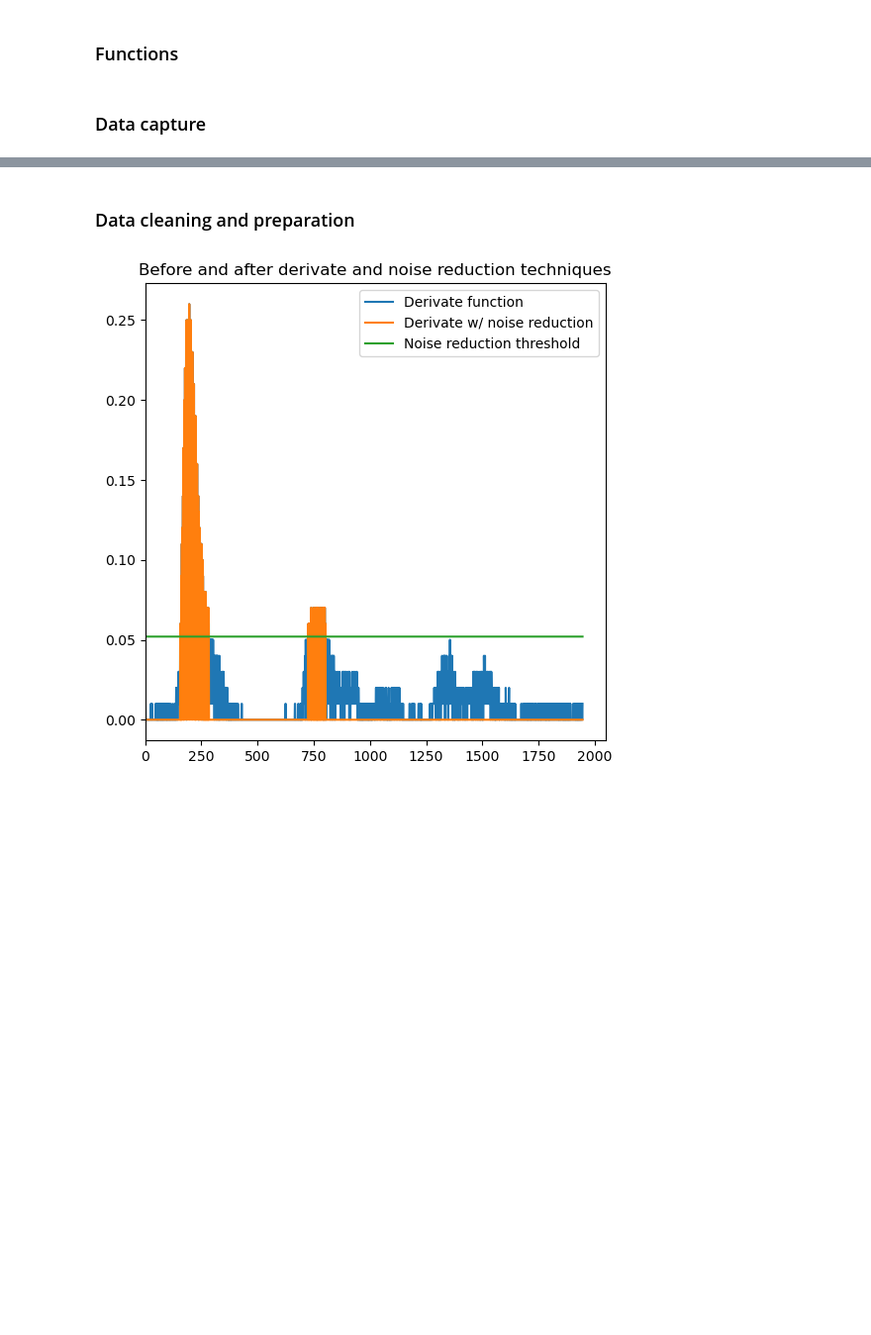
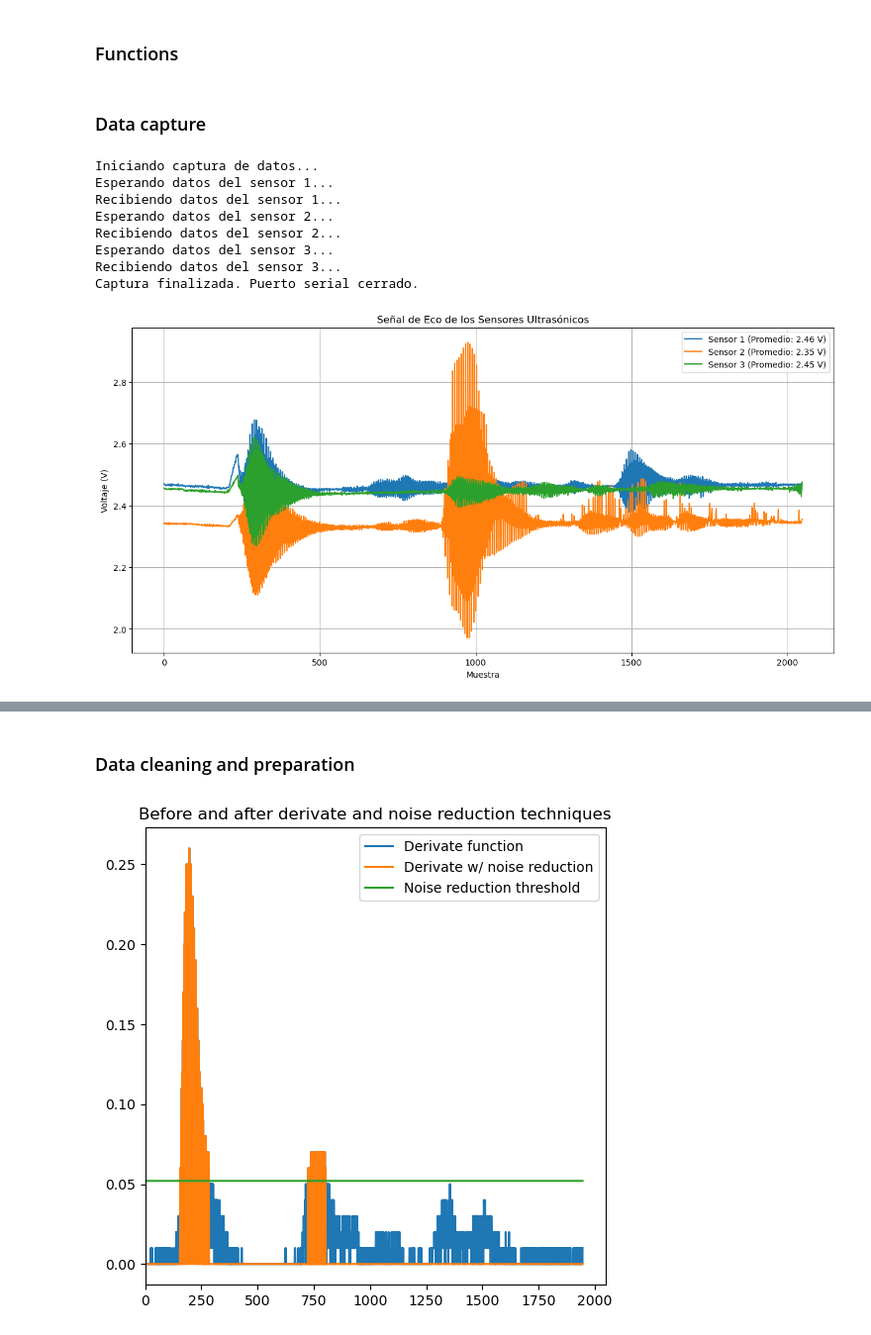
Before and after one commit to Juanpmartinez180/Data-Science-Projects, a Jupyter notebook: ultrasonic_radar/arduino/ultrasonic_sonar_debugg.ipynb, the cells around one changed output, grey strips where cells are left out. Shown at 99% size. Drawn from its saved outputs; the diff is of its cells as text; code cells hidden in the pictures; blank space fills up the shorter version.

```diff
--- a/ultrasonic_radar/arduino/ultrasonic_sonar_debugg.ipynb
+++ b/ultrasonic_radar/arduino/ultrasonic_sonar_debugg.ipynb
@@ -46,3 +46,78 @@ def f1_m(y_true, y_pred):
     return 2*((precision*recall)/(precision+recall+K.epsilon()))
 # %% [markdown]
 ### Data capture
+# %%
+# --- Constantes ---
+SERIAL_PORT = '/dev/ttyACM0'
+BAUDRATE = 115200
+SERIAL_LENGTH = 2048  # Número de muestras de voltaje por sensor
+N_SENSORS = 3        # Número de sensores
+
+# --- Inicializar Tensor de Datos ---
+# Usamos np.nan (Not a Number) para identificar fácilmente si faltaron datos
+received_data = np.full((N_SENSORS, SERIAL_LENGTH), np.nan)
+
+print("Iniciando captura de datos...")
+
+# Usar 'with' asegura que el puerto serial se cierre automáticamente
+with serial.Serial(SERIAL_PORT, baudrate=BAUDRATE, timeout=2) as ser:
+    # Darle tiempo al Arduino para que se reinicie si es necesario
+    time.sleep(0.5)
+    ser.flushInput()
+
+    for j in range(N_SENSORS):
+        print(f"Esperando datos del sensor {j+1}...")
+
+        # 1. SINCRONIZAR: Esperar el encabezado de inicio de datos del sensor
+        while True:
+            line = ser.readline().decode('utf-8', errors='ignore').strip()
+            if f"Datos del Sensor {j+1}" in line:
+                print(f"Recibiendo datos del sensor {j+1}...")
+                break
+
+        # 2. CAPTURAR: Leer la cantidad esperada de muestras de voltaje
+        temp_data = []
+        for k in range(SERIAL_LENGTH):
+            try:
+                line = ser.readline().decode('utf-8', errors='ignore').strip()
+                # 3. CONVERTIR: Intentar convertir la línea a un número flotante
+                voltage = float(line)
+                temp_data.append(voltage)
+            except (ValueError, IndexError):
+                # Si la línea está vacía o no es un número, la ignoramos y continuamos
+                print(f"Advertencia: Se recibió una línea inválida: '{line}'")
+                temp_data.append(np.nan) # Agregar un marcador de dato inválido
+
+        # Almacenar los datos capturados
+        if len(temp_data) == SERIAL_LENGTH:
+            received_data[j, :] = temp_data
+        else:
+            print(f"Error: Se recibieron {len(temp_data)} muestras en lugar de {SERIAL_LENGTH} para el sensor {j+1}")
+
+print("Captura finalizada. Puerto serial cerrado.")
+
+# --- Graficar los resultados ---
+plt.figure(figsize=(15, 7))
+
+for j in range(N_SENSORS):
+    # Graficamos ignorando los primeros 100 puntos, como en tu código original
+    # Usamos np.nanmean() para calcular el promedio ignorando posibles datos faltantes (NaN)
+    sensor_data = received_data[j,:]
+    plt.plot(sensor_data, label=f'Sensor {j+1} (Promedio: {np.nanmean(sensor_data):.2f} V)')
+
+plt.title("Señal de Eco de los Sensores Ultrasónicos")
+plt.xlabel("Muestra")
+plt.ylabel("Voltaje (V)")
+plt.grid(True)
+plt.legend()
+plt.show()
+# %% [output]
+Iniciando captura de datos...
+Esperando datos del sensor 1...
+Recibiendo datos del sensor 1...
+Esperando datos del sensor 2...
+Recibiendo datos del sensor 2...
+Esperando datos del sensor 3...
+Recibiendo datos del sensor 3...
+Captura finalizada. Puerto serial cerrado.
+[figure, added]
```
Also changed, not shown: parts of 4 cells of this notebook.
